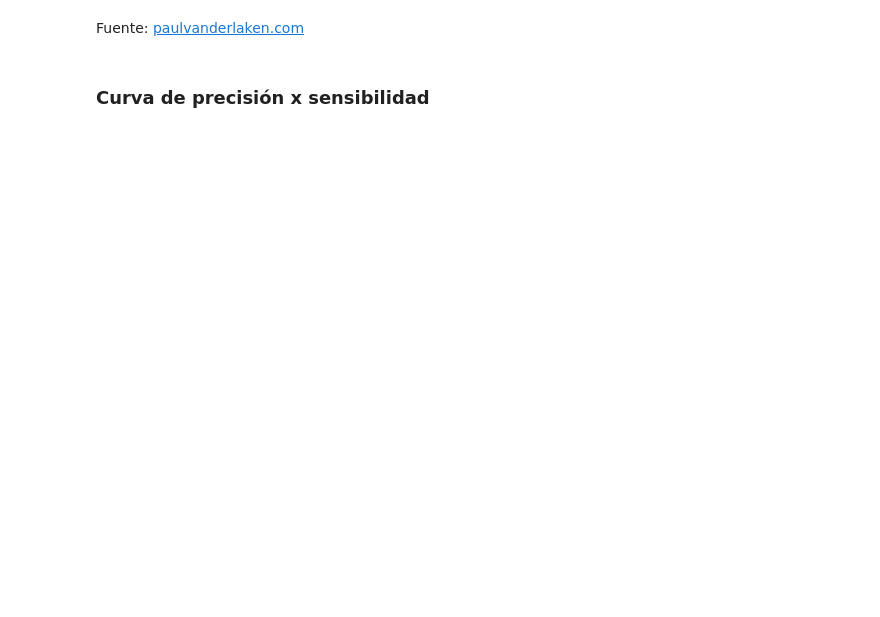
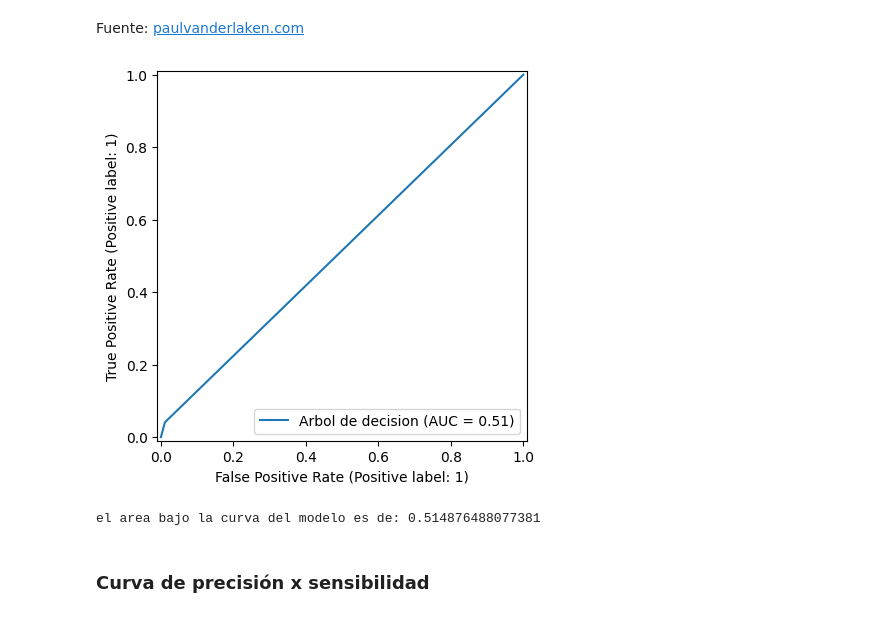
Before and after one commit to dialejo/Math_with_python, a Jupyter notebook: Clasificacion_validacion_y_metricas.ipynb, the cells around one changed output. Saved outputs shown, nothing was run; the diff lists cells and outputs as text; code cells hidden in the pictures; blank space fills up the shorter version.

```diff
--- a/Clasificacion_validacion_y_metricas.ipynb
+++ b/Clasificacion_validacion_y_metricas.ipynb
@@ -258,0 +273,4 @@ Fuente: [paulvanderlaken.com](https://paulvanderlaken.com/2019/08/16/roc-auc-pre
+# %%
+RocCurveDisplay.from_predictions(y_val,y_previstos, name='Arbol de decision');
+# %% [output]
+[figure, added]
@@ -259,3 +279,7 @@ Fuente: [paulvanderlaken.com](https://paulvanderlaken.com/2019/08/16/roc-auc-pre
+# %%
+print(f'el area bajo la curva del modelo es de: {roc_auc_score(y_val,y_previstos)}')
+# %% [output]
+el area bajo la curva del modelo es de: 0.514876488077381
 # %% [markdown]
 ### Curva de  precisión x sensibilidad
 # %%
```
Also changed, not shown: parts of 41 cells of this notebook.
